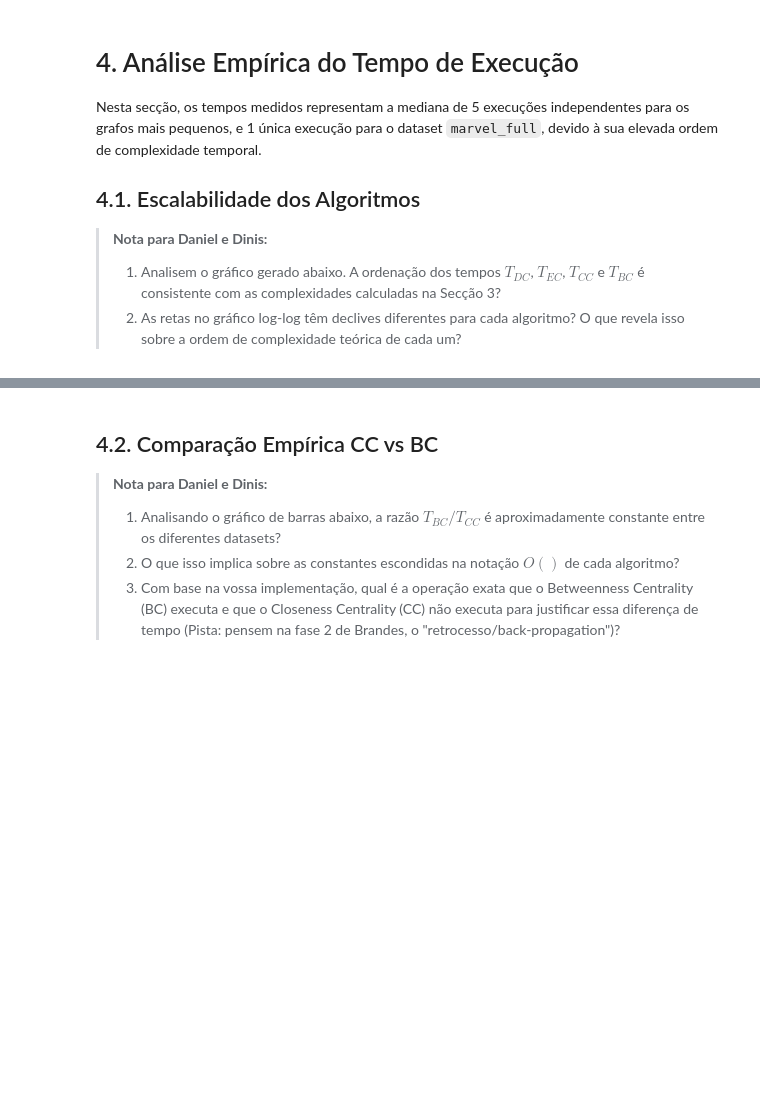
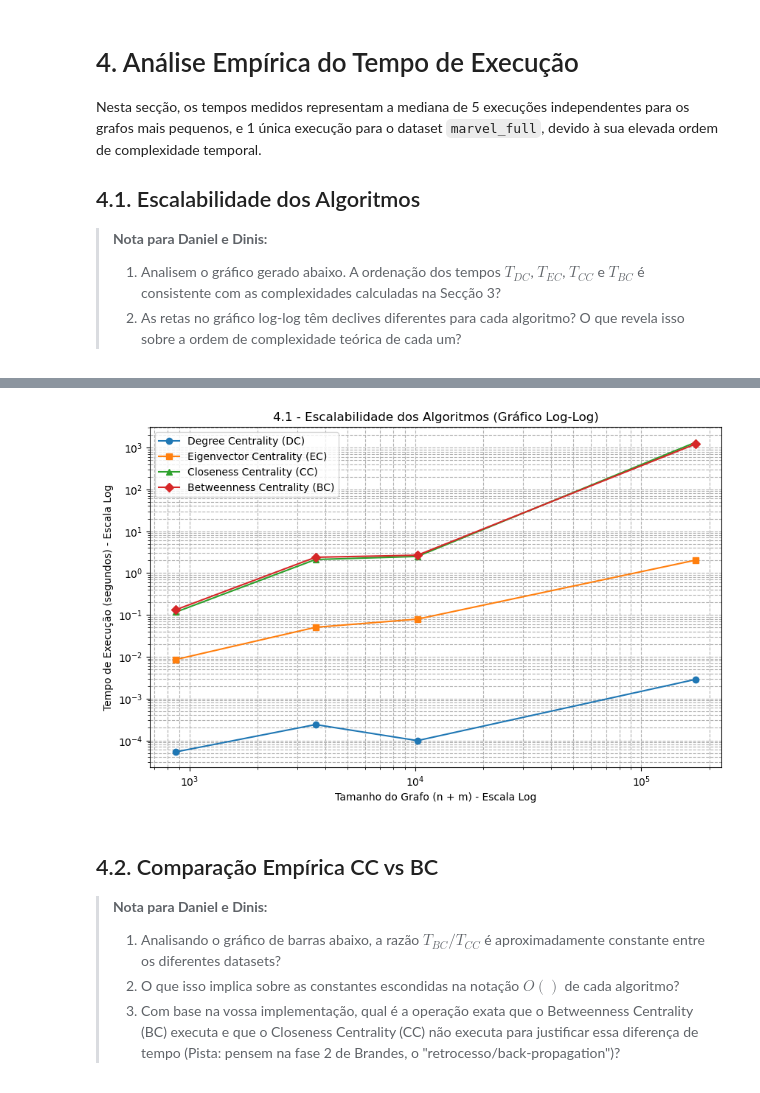
Before and after one commit to daniel-masqueiro/ProjetoDAA, a Jupyter notebook: ProjetoDAA.ipynb, the cells around one changed output, grey strips where cells are left out. Drawn from its saved outputs; the diff is of its cells as text; code cells hidden in the pictures; blank space fills up the shorter version.

```diff
--- a/ProjetoDAA.ipynb
+++ b/ProjetoDAA.ipynb
@@ -583,0 +485,75 @@ KeyboardInterrupt:
+# %%
+import time
+import numpy as np
+import matplotlib.pyplot as plt
+
+# 1. Carregar os datasets em falta
+print("A carregar os grafos da Marvel...")
+g_marvel_small = carregar_grafo('marvel_small.csv')
+g_marvel_full = carregar_grafo('marvel_full.csv')
+
+# 2. Instanciar os analisadores
+analyzers = {
+    'GoT Book 1': CentralityAnalyzer(g_book1),
+    'GoT Full': CentralityAnalyzer(g_full),
+    'Marvel Small': CentralityAnalyzer(g_marvel_small),
+    'Marvel Full': CentralityAnalyzer(g_marvel_full)
+}
+
+tempos = {'DC': [], 'EC': [], 'CC': [], 'BC': []}
+tamanhos_n_m = []
+nomes_datasets = list(analyzers.keys())
+k_iters = []
+
+def medir_tempo(analyzer, metodo, nome_dataset):
+    repeticoes = 1 if nome_dataset == 'Marvel Full' else 5
+    tempos_medidos = []
+    k_val = None
+
+    for _ in range(repeticoes):
+        inicio = time.time()
+        if metodo == 'eigenvector_centrality':
+            _, k_val = getattr(analyzer, metodo)()
+        else:
+            getattr(analyzer, metodo)()
+        fim = time.time()
+        tempos_medidos.append(fim - inicio)
+
+    return np.median(tempos_medidos), k_val
+
+print("A iniciar medições de tempo. Por favor aguarde (O Marvel Full vai demorar!)...")
+for nome, analyzer in analyzers.items():
+    print(f"A processar {nome}...")
+    tamanhos_n_m.append(analyzer._n + analyzer._m)
+
+    t_dc, _ = medir_tempo(analyzer, 'degree_centrality', nome)
+    tempos['DC'].append(t_dc)
+
+    t_ec, k = medir_tempo(analyzer, 'eigenvector_centrality', nome)
+    tempos['EC'].append(t_ec)
+    k_iters.append(k)
+
+    t_cc, _ = medir_tempo(analyzer, 'closeness_centrality', nome)
+    tempos['CC'].append(t_cc)
+
+    t_bc, _ = medir_tempo(analyzer, 'betweenness_centrality', nome)
+    tempos['BC'].append(t_bc)
+
+print("Medições concluídas com sucesso!")
+
+# 3. Gerar o Gráfico Log-Log (4.1)
+plt.figure(figsize=(10, 6))
+plt.plot(tamanhos_n_m, tempos['DC'], marker='o', label='Degree Centrality (DC)')
+plt.plot(tamanhos_n_m, tempos['EC'], marker='s', label='Eigenvector Centrality (EC)')
+plt.plot(tamanhos_n_m, tempos['CC'], marker='^', label='Closeness Centrality (CC)')
+plt.plot(tamanhos_n_m, tempos['BC'], marker='D', label='Betweenness Centrality (BC)')
+
+plt.xscale('log')
+plt.yscale('log')
+plt.xlabel('Tamanho do Grafo (n + m) - Escala Log')
+plt.ylabel('Tempo de Execução (segundos) - Escala Log')
+plt.title('4.1 - Escalabilidade dos Algoritmos (Gráfico Log-Log)')
+plt.legend()
+plt.grid(True, which="both", ls="--")
+plt.show()
+# %% [output]
@@ -584,3 +567,4 @@ KeyboardInterrupt:
+[figure, added]
 # %% [markdown]
 ## 4.2. Comparação Empírica CC vs BC
 
```
Also changed, not shown: parts of 16 cells of this notebook.
